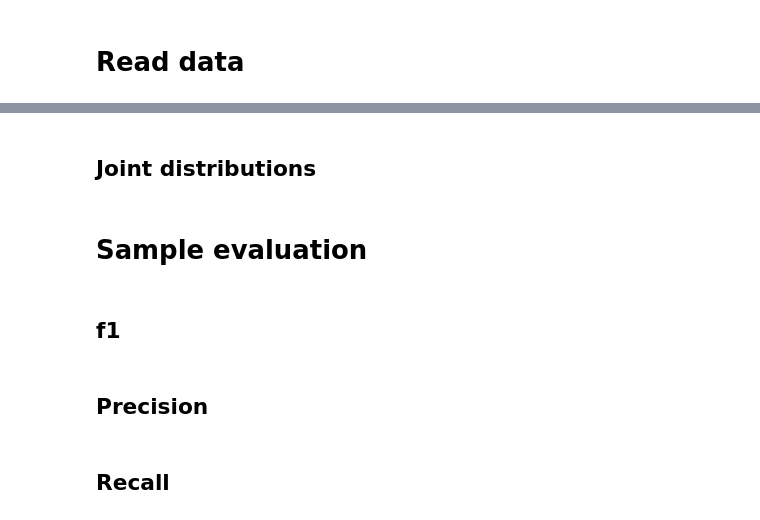
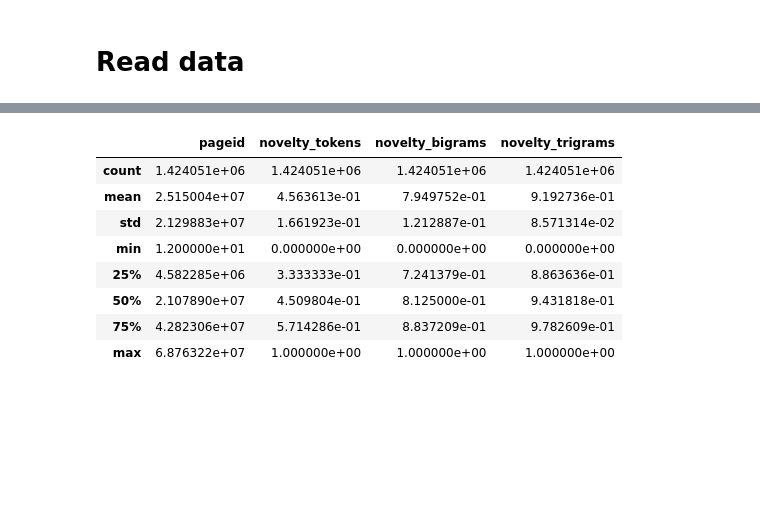
Before and after one commit to IvanRoblesMunoz/document_information_extraction, a Jupyter notebook: notebooks/EDA/02.score-threshold.ipynb, the cells around one changed output, grey strips where cells are left out. Saved outputs shown, nothing was run; the diff lists cells and outputs as text; code cells hidden in the pictures; blank space fills up the shorter version.

```diff
--- a/notebooks/EDA/02.score-threshold.ipynb
+++ b/notebooks/EDA/02.score-threshold.ipynb
@@ -89,4 +50,0 @@ for var in ["precision", "recall", "f1"]:
-# %% [markdown]
-## Joint distributions
-# %% [markdown]
-# Sample evaluation
@@ -116,2 +50,0 @@ def evaluate_threshold(df, threshold, metric,n_samples = 5):
-# %% [markdown]
-## f1
@@ -121,2 +50,0 @@ for q in np.quantile(df["f1"], [(i+.5)/10 for i in range(10)]):
-# %% [markdown]
-## Precision
@@ -126,2 +50,0 @@ for q in np.quantile(df["precision"], [(i+.5)/10 for i in range(10)]):
-# %% [markdown]
-## Recall
@@ -130,0 +51,12 @@ for q in np.quantile(df["recall"], [(i+.5)/10 for i in range(10)]):
+# %%
+novelty_df.describe()
+# %% [output]
+|  | pageid | novelty_tokens | novelty_bigrams | novelty_trigrams |
+| count | 1.424051e+06 | 1.424051e+06 | 1.424051e+06 | 1.424051e+06 |
+| mean | 2.515004e+07 | 4.563613e-01 | 7.949752e-01 | 9.192736e-01 |
+| std | 2.129883e+07 | 1.661923e-01 | 1.212887e-01 | 8.571314e-02 |
+| min | 1.200000e+01 | 0.000000e+00 | 0.000000e+00 | 0.000000e+00 |
+| 25% | 4.582285e+06 | 3.333333e-01 | 7.241379e-01 | 8.863636e-01 |
+| 50% | 2.107890e+07 | 4.509804e-01 | 8.125000e-01 | 9.431818e-01 |
+| 75% | 4.282306e+07 | 5.714286e-01 | 8.837209e-01 | 9.782609e-01 |
+| max | 6.876322e+07 | 1.000000e+00 | 1.000000e+00 | 1.000000e+00 |
```
Also changed, not shown: parts of 23 cells of this notebook, 9 other files.
